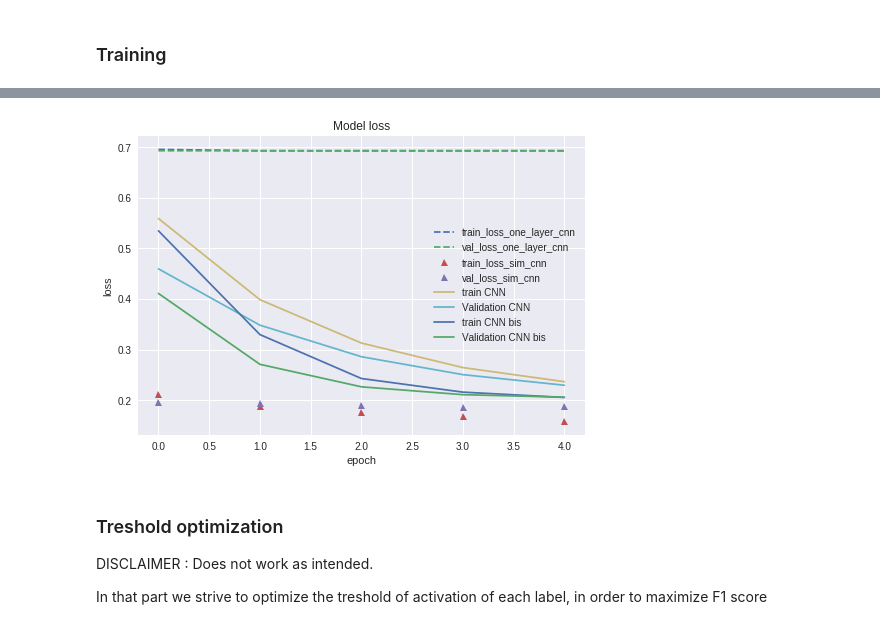
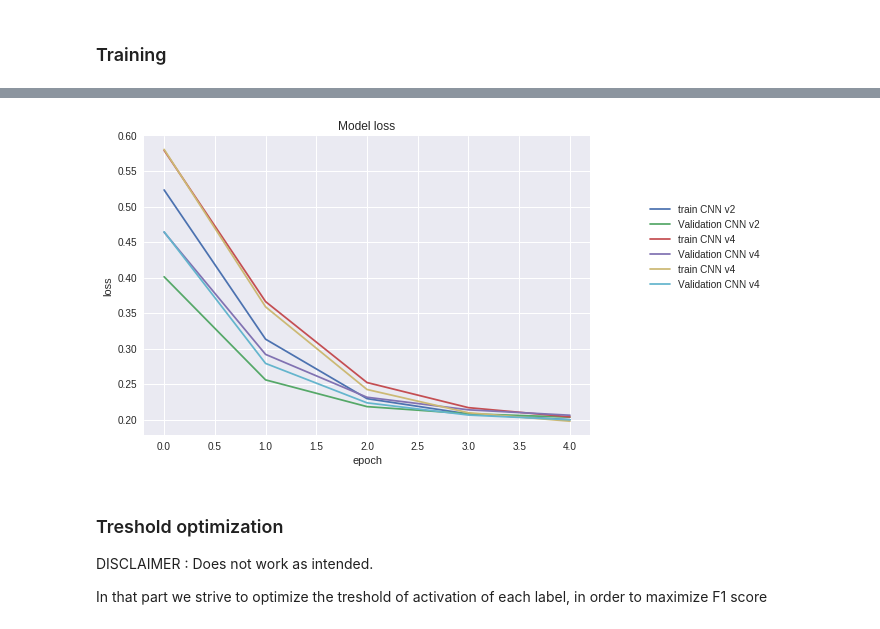
Before and after one commit to HappyBearDay/Deep_Learning_Image_Multi_label, a Jupyter notebook: image_project_copy.ipynb, the cells around one changed output, grey strips where cells are left out. Saved outputs shown, nothing was run; the diff lists cells and outputs as text; code cells hidden in the pictures.

```diff
--- a/image_project_copy.ipynb
+++ b/image_project_copy.ipynb
@@ -528,6 +707,8 @@ epoch = 5
 
 #learning_rate = 0.000001 # for sim_cnn_v1
 learning_rate = 0.0001 # for deep_cnn
+
+
 
 model_one_layer_cnn = one_layer_cnn().to(device)
 md_pro_one_layer_cnn = Model_processing(model_one_layer_cnn, learning_rate, train_loader, test_loader )
@@ -542,7 +723,24 @@ model_cnn = deep_cnn(input_channels=3).to(device)
 md_pro_cnn = Model_processing(model_cnn, learning_rate, train_loader, test_loader )
 train_loss_cnn, val_loss_cnn = md_pro_cnn.processing()
 
-model_cnn_bis = deep_cnn_bis(input_channels=3).to(device)
-md_pro_cnn_bis = Model_processing(model_cnn_bis, learning_rate, train_loader, test_loader )
-train_loss_cnn_bis, val_loss_cnn_bis = md_pro_cnn_bis.processing()
+model_cnn_v2 = deep_cnn_v2(input_channels=3).to(device)
+md_pro_cnn_v2 = Model_processing(model_cnn_v2, learning_rate, train_loader, test_loader )
+train_loss_cnn_v2, val_loss_cnn_v2 = md_pro_cnn_v2.processing()
+
+model_cnn_v3 = deep_cnn_v3(input_channels=3).to(device)
+md_pro_cnn_v3 = Model_processing(model_cnn_v3, learning_rate, train_loader, test_loader )
+train_loss_cnn_v3, val_loss_cnn_v3 = md_pro_cnn_v3.processing()
+
+
+model_cnn_v4 = deep_cnn_v4(input_channels=3).to(device)
+md_pro_cnn_v4 = Model_processing(model_cnn_v4, learning_rate, train_loader, test_loader )
+train_loss_cnn_v4, val_loss_cnn_v4 = md_pro_cnn_v4.processing()
+
+
+
+
+
+model_cnn_v5 = deep_cnn_v5(input_channels=3).to(device)
+md_pro_cnn_v5 = Model_processing(model_cnn_v5, learning_rate, train_loader, test_loader )
+train_loss_cnn_v5, val_loss_cnn_v5 = md_pro_cnn_v5.processing()
 # %% [output]
@@ -566,27 +764,38 @@ Wall time: 8min 51s
 # %%
 # The schema allows to see if the model was properly fitted
 # that allows us to learn if the initial learning rate was appropriate
 plt.title("Model loss")
 
-
+'''
 plt.plot(train_loss_one_layer_cnn,"--", label="train_loss_one_layer_cnn")
 plt.plot(val_loss_one_layer_cnn, "--", label="val_loss_one_layer_cnn")
 
 plt.plot(train_loss_sim_cnn,"^", label="train_loss_sim_cnn")
 plt.plot(val_loss_sim_cnn,"^", label="val_loss_sim_cnn")
 
 plt.plot(train_loss_cnn, label="train CNN ")
 plt.plot(val_loss_cnn, label="Validation CNN")
+'''
+plt.plot(train_loss_cnn_v2, label="train CNN v2")
+plt.plot(val_loss_cnn_v2, label="Validation CNN v2")
 
-plt.plot(train_loss_cnn_bis, label="train CNN bis")
-plt.plot(val_loss_cnn_bis, label="Validation CNN bis")
 
+#plt.plot(train_loss_cnn_v3, label="train CNN v3")
+#plt.plot(val_loss_cnn_v3, label="Validation CNN v3")
+
+plt.plot(train_loss_cnn_v4, label="train CNN v4")
+plt.plot(val_loss_cnn_v4, label="Validation CNN v4")
+
+plt.plot(train_loss_cnn_v5, label="train CNN v4")
+plt.plot(val_loss_cnn_v5, label="Validation CNN v4")
+
+plt.legend(bbox_to_anchor=(1.4,0.8), loc="upper right")
 plt.ylabel("loss")
 plt.xlabel("epoch")
-plt.legend()
+
 plt.show()
 # %% [output]
-[figure, old version]
+[figure, new version]
 # %% [markdown]
 ### Treshold optimization
 DISCLAIMER : Does not work as intended.
```
Also changed, not shown: parts of 7 cells of this notebook.
